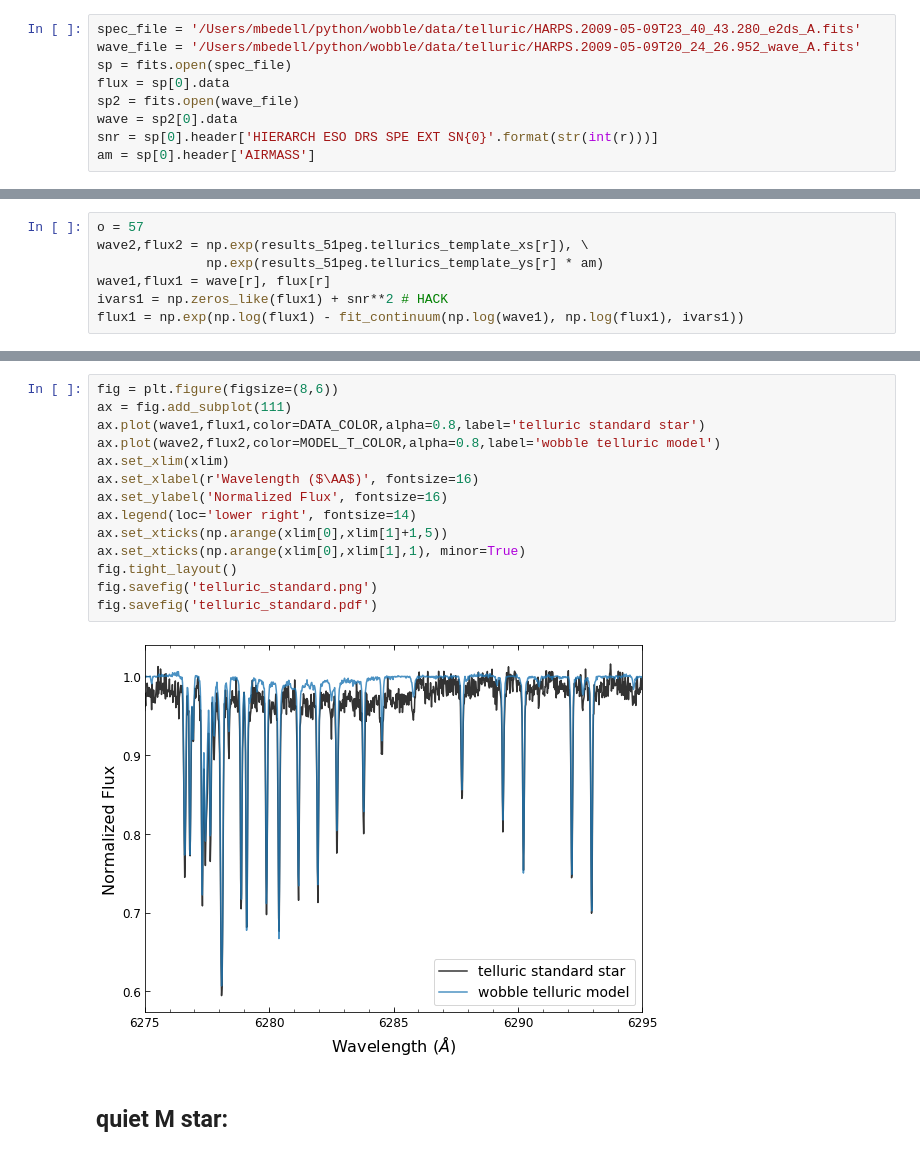
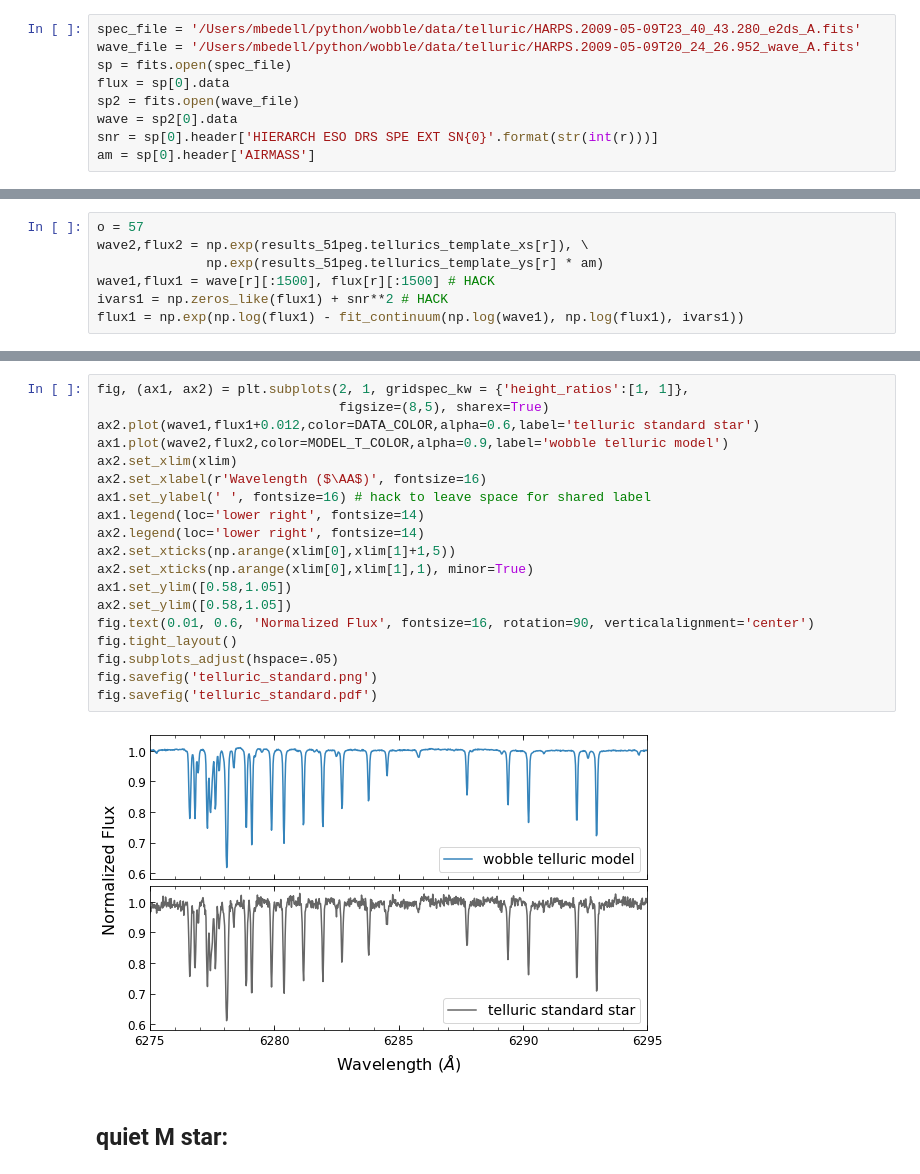
Before and after one commit to megbedell/wobble, a Jupyter notebook: paper/figures/make_figures.ipynb, the cells around one changed output, grey strips where cells are left out. Saved outputs shown, nothing was run; the diff lists cells and outputs as text.

```diff
--- a/paper/figures/make_figures.ipynb
+++ b/paper/figures/make_figures.ipynb
@@ -388,6 +402,6 @@ am = sp[0].header['AIRMASS']
 o = 57
 wave2,flux2 = np.exp(results_51peg.tellurics_template_xs[r]), \
               np.exp(results_51peg.tellurics_template_ys[r] * am)
-wave1,flux1 = wave[r], flux[r]
+wave1,flux1 = wave[r][:1500], flux[r][:1500] # HACK
 ivars1 = np.zeros_like(flux1) + snr**2 # HACK
 flux1 = np.exp(np.log(flux1) - fit_continuum(np.log(wave1), np.log(flux1), ivars1))
@@ -394,19 +414,24 @@ flux1 = np.exp(np.log(flux1) - fit_continuum(np.log(wave1), np.log(flux1), ivars
 # %%
-fig = plt.figure(figsize=(8,6))
-ax = fig.add_subplot(111)
-ax.plot(wave1,flux1,color=DATA_COLOR,alpha=0.8,label='telluric standard star')
-ax.plot(wave2,flux2,color=MODEL_T_COLOR,alpha=0.8,label='wobble telluric model')
-ax.set_xlim(xlim)
-ax.set_xlabel(r'Wavelength ($\AA$)', fontsize=16)
-ax.set_ylabel('Normalized Flux', fontsize=16)
-ax.legend(loc='lower right', fontsize=14)
-ax.set_xticks(np.arange(xlim[0],xlim[1]+1,5))
-ax.set_xticks(np.arange(xlim[0],xlim[1],1), minor=True)
+fig, (ax1, ax2) = plt.subplots(2, 1, gridspec_kw = {'height_ratios':[1, 1]},
+                               figsize=(8,5), sharex=True)
+ax2.plot(wave1,flux1+0.012,color=DATA_COLOR,alpha=0.6,label='telluric standard star')
+ax1.plot(wave2,flux2,color=MODEL_T_COLOR,alpha=0.9,label='wobble telluric model')
+ax2.set_xlim(xlim)
+ax2.set_xlabel(r'Wavelength ($\AA$)', fontsize=16)
+ax1.set_ylabel(' ', fontsize=16) # hack to leave space for shared label
+ax1.legend(loc='lower right', fontsize=14)
+ax2.legend(loc='lower right', fontsize=14)
+ax2.set_xticks(np.arange(xlim[0],xlim[1]+1,5))
+ax2.set_xticks(np.arange(xlim[0],xlim[1],1), minor=True)
+ax1.set_ylim([0.58,1.05])
+ax2.set_ylim([0.58,1.05])
+fig.text(0.01, 0.6, 'Normalized Flux', fontsize=16, rotation=90, verticalalignment='center')
 fig.tight_layout()
+fig.subplots_adjust(hspace=.05)
 fig.savefig('telluric_standard.png')
 fig.savefig('telluric_standard.pdf')
 # %% [output]
-[figure, old version]
+[figure, new version]
 # %% [markdown]
 ## quiet M star:
 # %%
```
Also changed, not shown: parts of 24 cells of this notebook, 5 other files.
